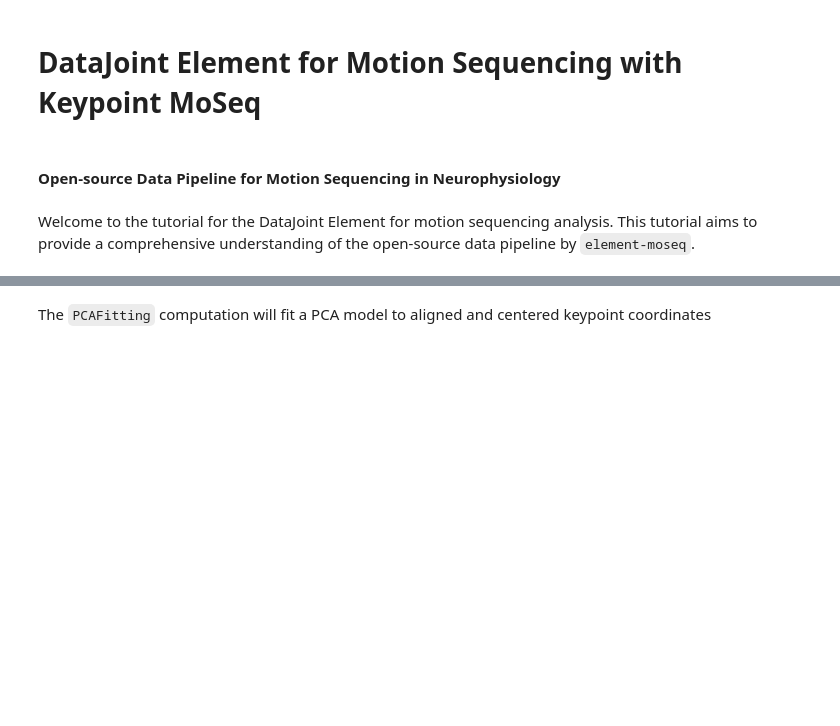
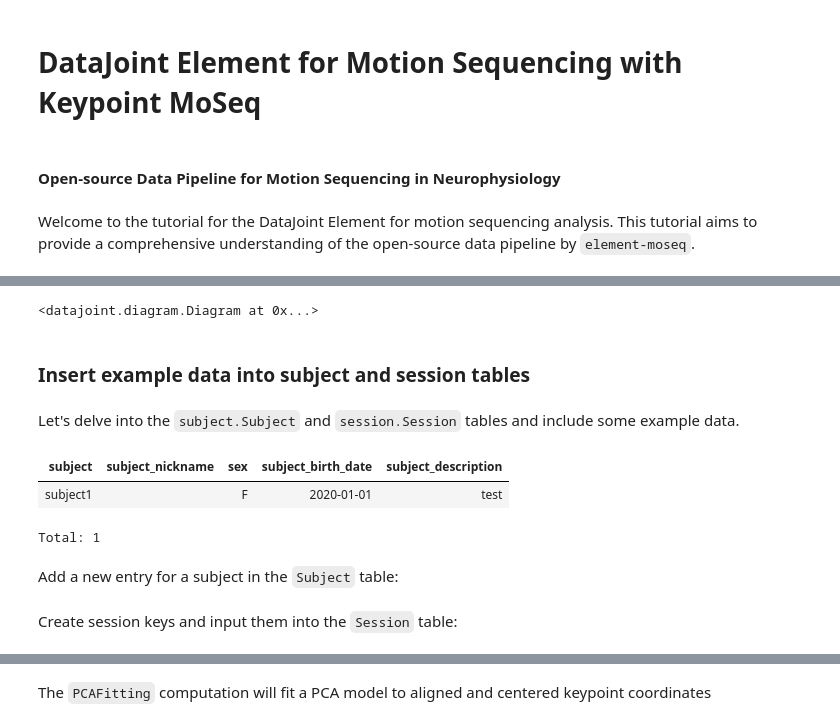
Before and after one commit to datajoint/element-moseq, a Jupyter notebook: notebooks/tutorial.ipynb, the cells around one changed output, grey strips where cells are left out. Cells and saved outputs as stored; diff of their text form; code cells hidden in the pictures; blank space fills up the shorter version.

```diff
--- a/notebooks/tutorial.ipynb
+++ b/notebooks/tutorial.ipynb
@@ -35,0 +98,19 @@ kpms_pca.KeypointSet()
+# %%
+(
+    dj.Diagram(kpms_pca)
+    + dj.Diagram(kpms_model)
+)
+# %% [output]
+<datajoint.diagram.Diagram at 0x...>
+# %% [markdown]
+### Insert example data into subject and session tables
+# %% [markdown]
+Let's delve into the `subject.Subject` and `session.Session` tables and include some example data.
+# %%
+subject.Subject()
+# %% [output]
+| subject | subject_nickname | sex | subject_birth_date | subject_description |
+| subject1 |  | F | 2020-01-01 | test |
+Total: 1
+# %% [markdown]
+Add a new entry for a subject in the `Subject` table:
@@ -36 +127,3 @@ kpms_pca.KeypointSet()
+# %% [markdown]
+Create session keys and input them into the `Session` table:
 # %%
```
Also changed, not shown: parts of 70 cells of this notebook.
